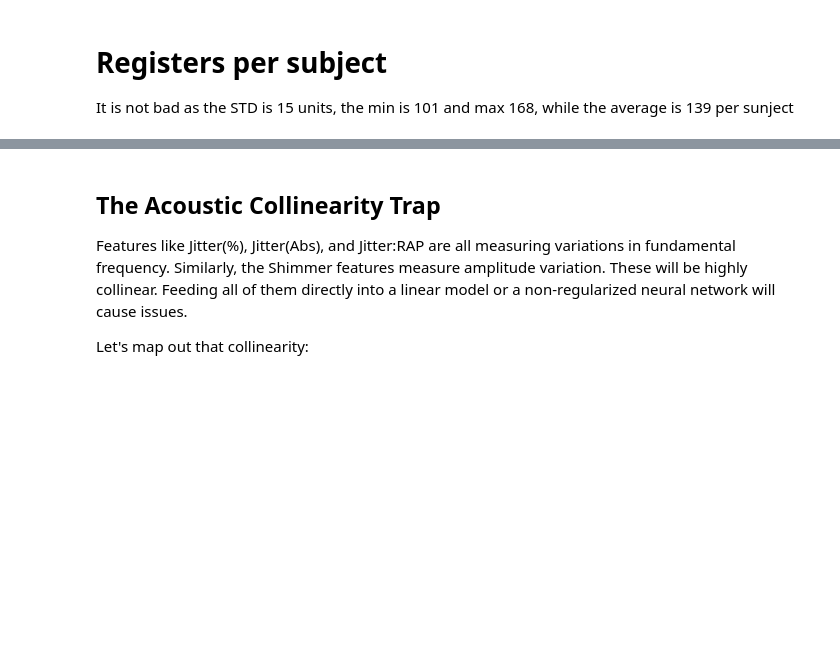
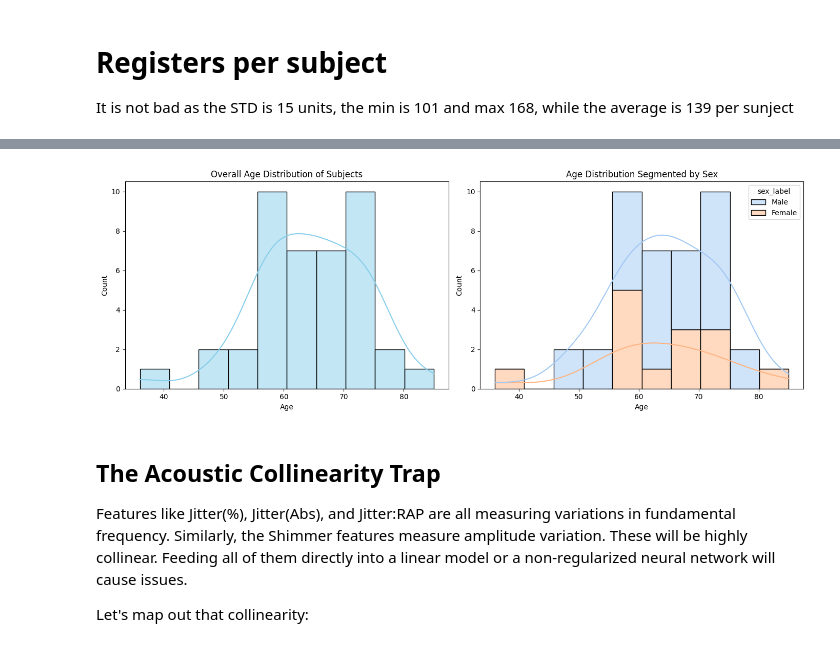
Before and after one commit to matiasandov/niniva, a Jupyter notebook: lab/data_analysis/parkinson/construction.ipynb, the cells around one changed output, grey strips where cells are left out. Cells and saved outputs as stored; diff of their text form; code cells hidden in the pictures; blank space fills up the shorter version.

```diff
--- a/lab/data_analysis/parkinson/construction.ipynb
+++ b/lab/data_analysis/parkinson/construction.ipynb
@@ -105,3 +126,23 @@ It is not bad as the STD is 15 units, the min is 101 and max 168, while the aver
+# %%
+fig, axes = plt.subplots(1, 2, figsize=(14, 5))
+
+# Plot 1: Overall Age Distribution
+sns.histplot(data=subject_demographics, x='age', bins=10, kde=True, ax=axes[0], color='skyblue')
+axes[0].set_title('Overall Age Distribution of Subjects')
+axes[0].set_xlabel('Age')
+axes[0].set_ylabel('Count')
+
+# Plot 2: Age Distribution Split by Sex
+sns.histplot(data=subject_demographics, x='age', hue='sex_label', bins=10,
+             kde=True, multiple='stack', palette='pastel', ax=axes[1])
+axes[1].set_title('Age Distribution Segmented by Sex')
+axes[1].set_xlabel('Age')
+axes[1].set_ylabel('Count')
+
+plt.tight_layout()
+plt.show()
+# %% [output]
+[figure, added]
 # %% [markdown]
 ## The Acoustic Collinearity Trap
 Features like Jitter(%), Jitter(Abs), and Jitter:RAP are all measuring variations in fundamental frequency. Similarly, the Shimmer features measure amplitude variation. These will be highly collinear. Feeding all of them directly into a linear model or a non-regularized neural network will cause issues.
```
Also changed, not shown: parts of 20 cells of this notebook.
